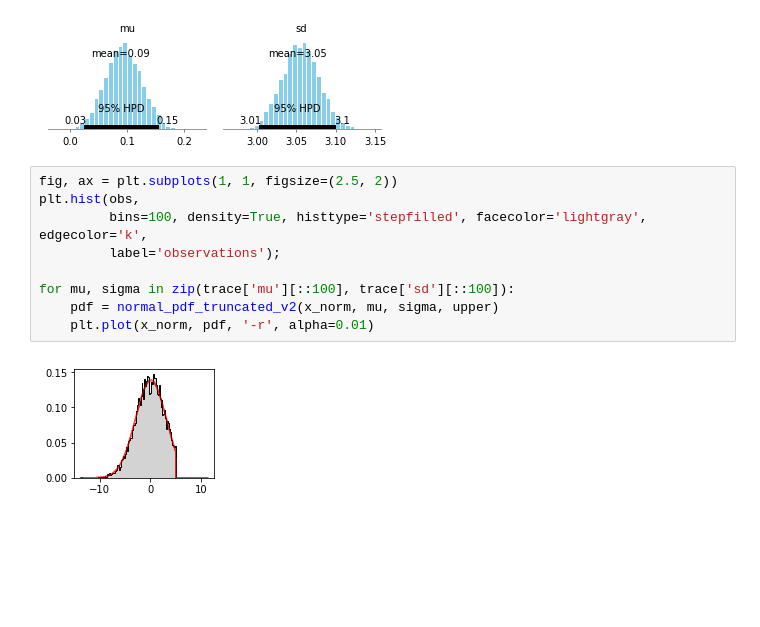
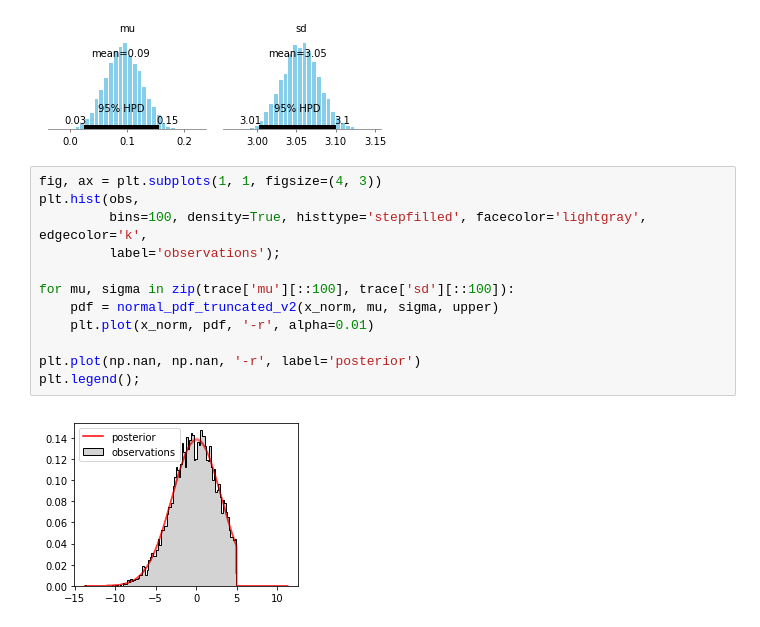
Before and after one commit to JackCaster/PyMC3_scrapbook, a Jupyter notebook: notebook/Truncated_normal_distribution.ipynb, the cells around one changed output. Cells and saved outputs as stored; diff of their text form; blank space fills up the shorter version.

Commit message:
improve plots

```diff
--- a/notebook/Truncated_normal_distribution.ipynb
+++ b/notebook/Truncated_normal_distribution.ipynb
@@ -130,13 +130,16 @@ pm.plot_posterior(trace, color='skyblue', round_to=2, ax=ax);
 # %% [output]
 [figure]
 # %%
-fig, ax = plt.subplots(1, 1, figsize=(2.5, 2))
+fig, ax = plt.subplots(1, 1, figsize=(4, 3))
 plt.hist(obs,
          bins=100, density=True, histtype='stepfilled', facecolor='lightgray', edgecolor='k',
          label='observations');
 
 for mu, sigma in zip(trace['mu'][::100], trace['sd'][::100]):
     pdf = normal_pdf_truncated_v2(x_norm, mu, sigma, upper)
     plt.plot(x_norm, pdf, '-r', alpha=0.01)
+
+plt.plot(np.nan, np.nan, '-r', label='posterior')
+plt.legend();
 # %% [output]
-[figure, old version]
+[figure, new version]
```
